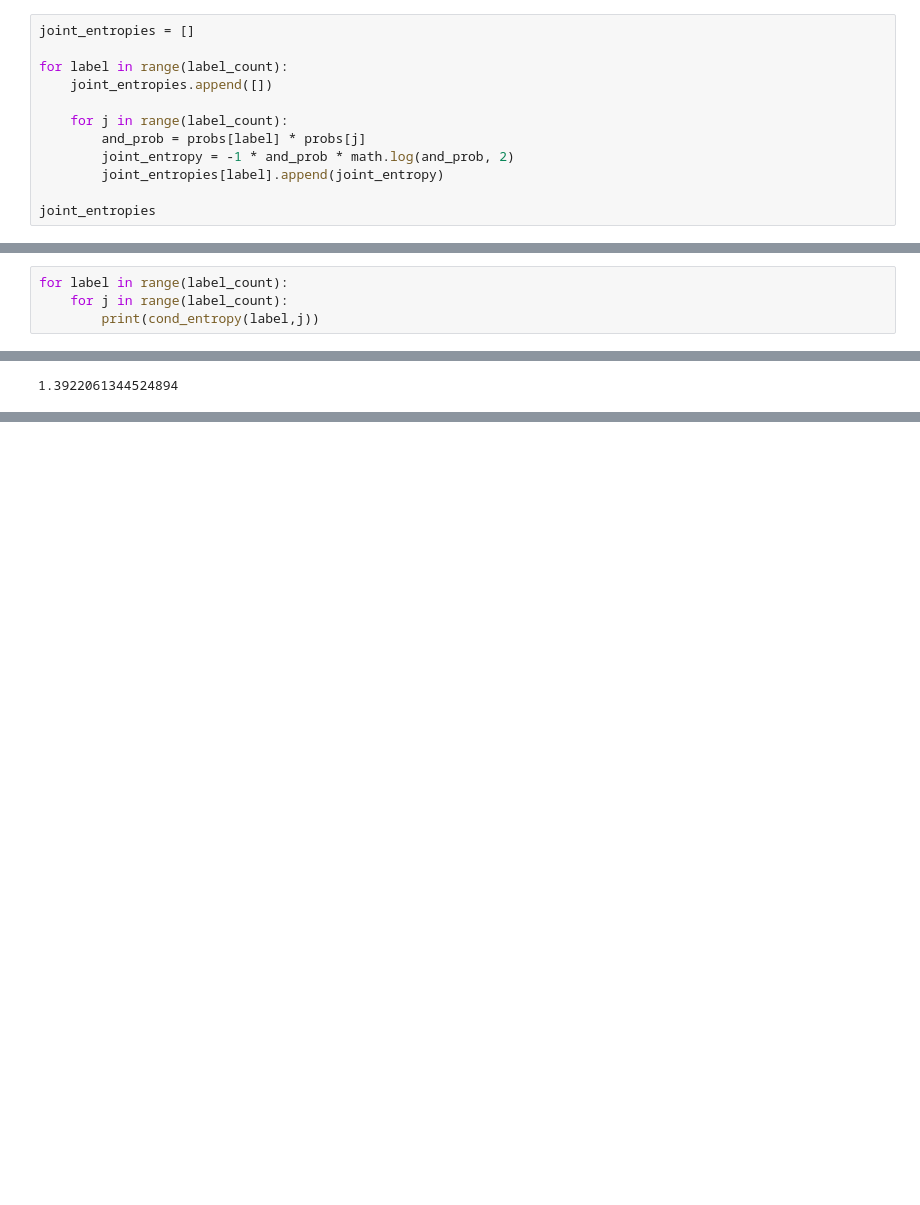
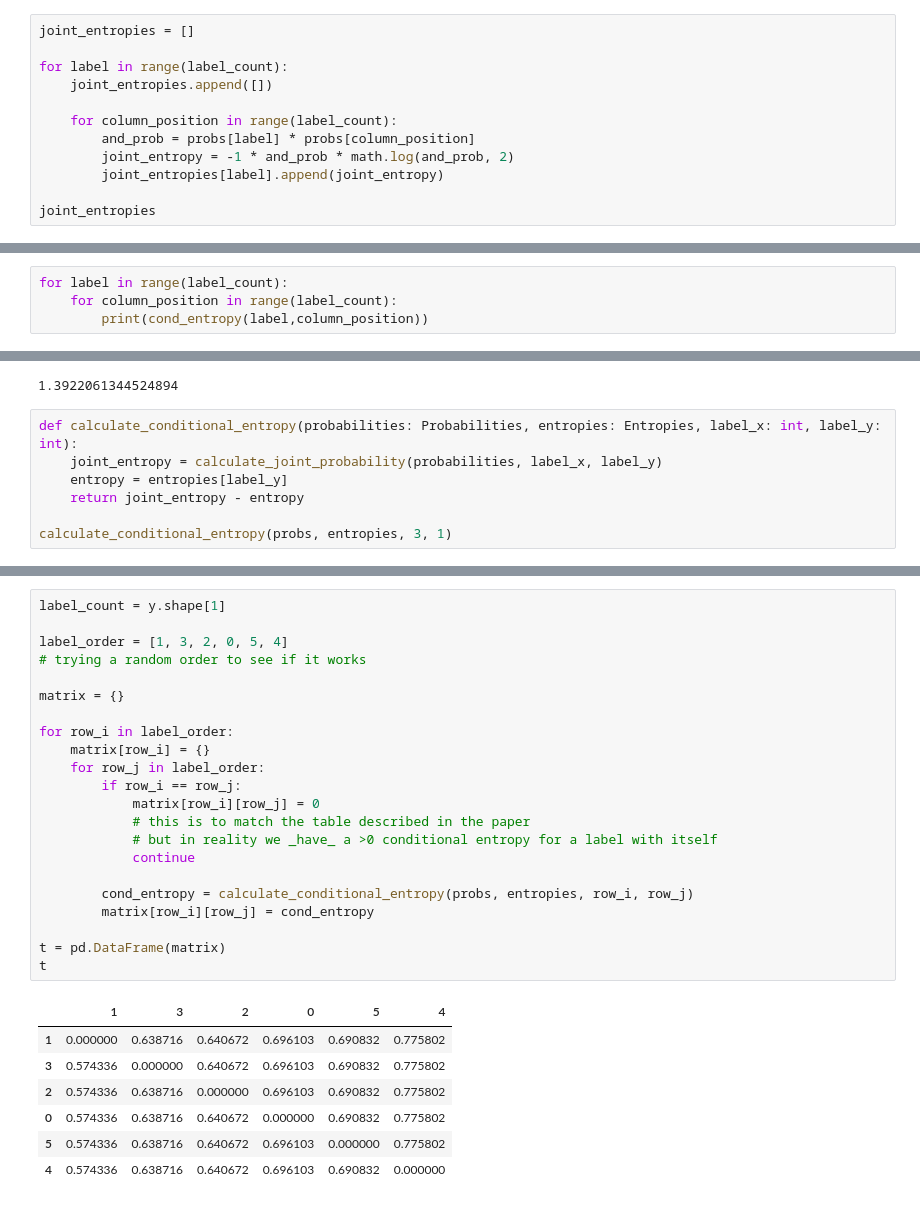
Before and after one commit to EdgardTaver/psg-multilabel-classifier, a Jupyter notebook: 9_fourth_model_implementation.ipynb, the cells around one changed output, grey strips where cells are left out. Drawn from its saved outputs; the diff is of its cells as text; blank space fills up the shorter version.

```diff
--- a/9_fourth_model_implementation.ipynb
+++ b/9_fourth_model_implementation.ipynb
@@ -134,8 +136,8 @@ joint_entropies = []
 for label in range(label_count):
     joint_entropies.append([])
 
-    for j in range(label_count):
-        and_prob = probs[label] * probs[j]
+    for column_position in range(label_count):
+        and_prob = probs[label] * probs[column_position]
         joint_entropy = -1 * and_prob * math.log(and_prob, 2)
         joint_entropies[label].append(joint_entropy)
 
@@ -321,8 +323,8 @@ print(entropies[1]+ entropies[1])
 1.1486715184392597
 # %%
 for label in range(label_count):
-    for j in range(label_count):
-        print(cond_entropy(label,j))
+    for column_position in range(label_count):
+        print(cond_entropy(label,column_position))
 # %% [output]
 0.6961030672262447
 0.6961030672262449
@@ -504,3 +506,10 @@ def calculate_joint_probability(probabilities: Probabilities, label_x: int, labe
 calculate_joint_probability(probs, 0, 0)
 # %% [output]
 1.3922061344524894
+# %%
+def calculate_conditional_entropy(probabilities: Probabilities, entropies: Entropies, label_x: int, label_y: int):
+    joint_entropy = calculate_joint_probability(probabilities, label_x, label_y)
+    entropy = entropies[label_y]
+    return joint_entropy - entropy
+
+calculate_conditional_entropy(probs, entropies, 3, 1)
@@ -506,0 +528,30 @@ calculate_joint_probability(probs, 0, 0)
+# %%
+label_count = y.shape[1]
+
+label_order = [1, 3, 2, 0, 5, 4]
+# trying a random order to see if it works
+
+matrix = {}
+
+for row_i in label_order:
+    matrix[row_i] = {}
+    for row_j in label_order:
+        if row_i == row_j:
+            matrix[row_i][row_j] = 0
+            # this is to match the table described in the paper
+            # but in reality we _have_ a >0 conditional entropy for a label with itself
+            continue
+
+        cond_entropy = calculate_conditional_entropy(probs, entropies, row_i, row_j)
+        matrix[row_i][row_j] = cond_entropy
+
+t = pd.DataFrame(matrix)
+t
+# %% [output]
+|  | 1 | 3 | 2 | 0 | 5 | 4 |
+| 1 | 0.000000 | 0.638716 | 0.640672 | 0.696103 | 0.690832 | 0.775802 |
+| 3 | 0.574336 | 0.000000 | 0.640672 | 0.696103 | 0.690832 | 0.775802 |
+| 2 | 0.574336 | 0.638716 | 0.000000 | 0.696103 | 0.690832 | 0.775802 |
+| 0 | 0.574336 | 0.638716 | 0.640672 | 0.000000 | 0.690832 | 0.775802 |
+| 5 | 0.574336 | 0.638716 | 0.640672 | 0.696103 | 0.000000 | 0.775802 |
+| 4 | 0.574336 | 0.638716 | 0.640672 | 0.696103 | 0.690832 | 0.000000 |
```
Also changed, not shown: parts of 13 cells of this notebook.
